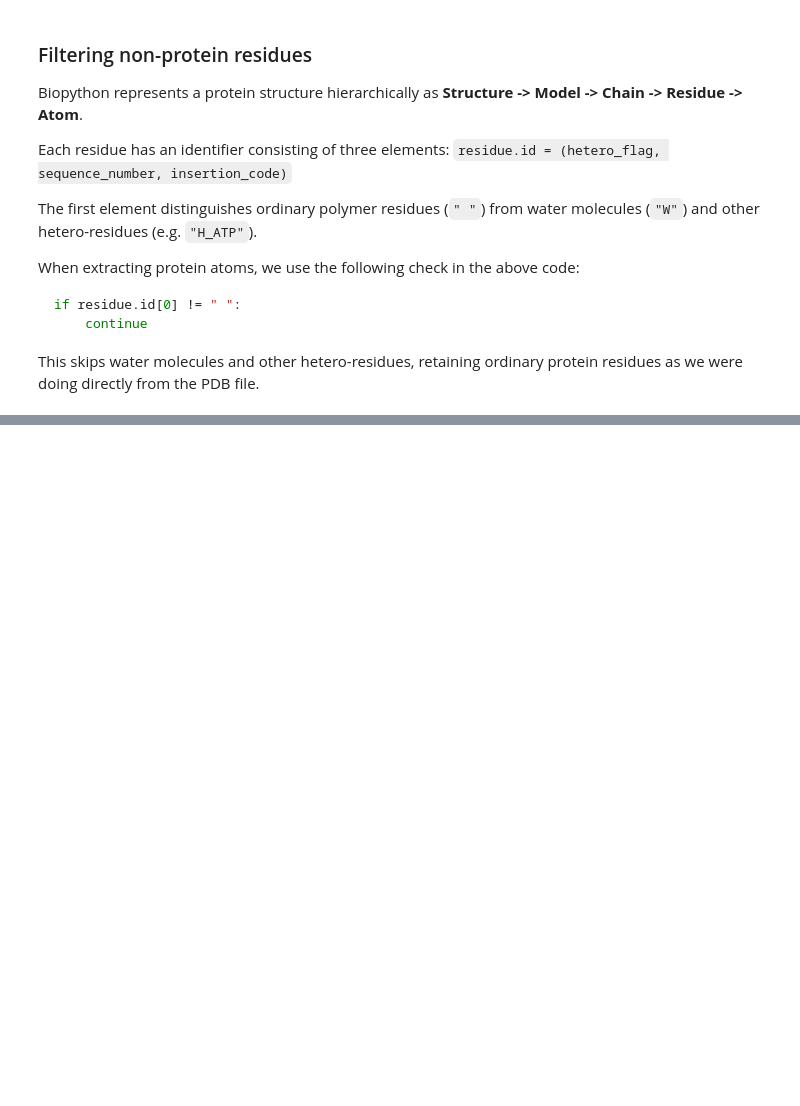
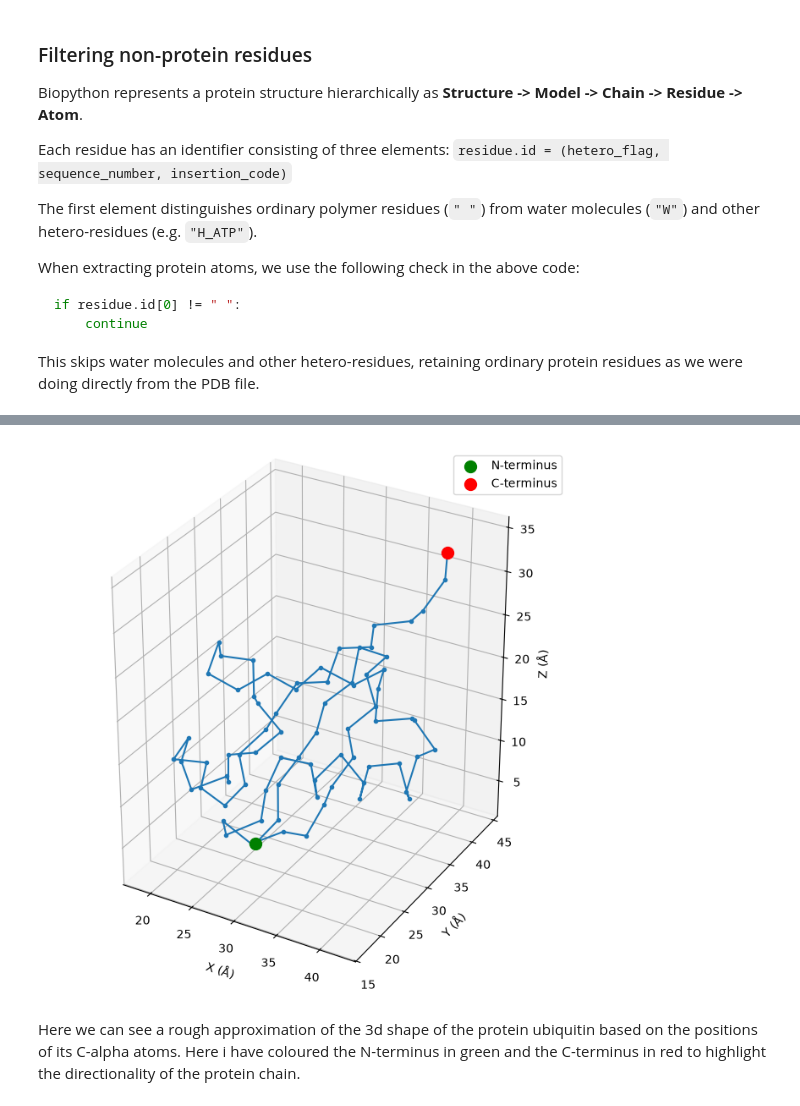
Before and after one commit to sbonner0/tinycofold, a Jupyter notebook: notebooks/01_Data/1_Understanding_PDB_Files.ipynb, the cells around one changed output, grey strips where cells are left out. Drawn from its saved outputs; the diff is of its cells as text; code cells hidden in the pictures; blank space fills up the shorter version.

```diff
--- a/notebooks/01_Data/1_Understanding_PDB_Files.ipynb
+++ b/notebooks/01_Data/1_Understanding_PDB_Files.ipynb
@@ -224,0 +270,29 @@ This skips water molecules and other hetero-residues, retaining ordinary protein
+# %%
+import matplotlib.pyplot as plt
+
+fig = plt.figure(figsize=(8, 8))
+ax = fig.add_subplot(111, projection="3d")
+
+ax.scatter(*coordinates[0], color="green", s=100, label="N-terminus")
+ax.scatter(*coordinates[-1], color="red", s=100, label="C-terminus")
+
+ax.legend()
+
+ax.plot(
+    coordinates[:, 0],
+    coordinates[:, 1],
+    coordinates[:, 2],
+    marker="o",
+    markersize=3,
+)
+
+ax.set_xlabel("X (Å)")
+ax.set_ylabel("Y (Å)")
+ax.set_zlabel("Z (Å)")
+
+ax.set_box_aspect(np.ptp(coordinates, axis=0))
+plt.show()
+# %% [output]
+[figure, added]
+# %% [markdown]
+Here we can see a rough approximation of the 3d shape of the protein ubiquitin based on the positions of its C-alpha atoms. Here i have coloured the N-terminus in green and the C-terminus in red to highlight the directionality of the protein chain.
```
Also changed, not shown: parts of 7 cells of this notebook.
